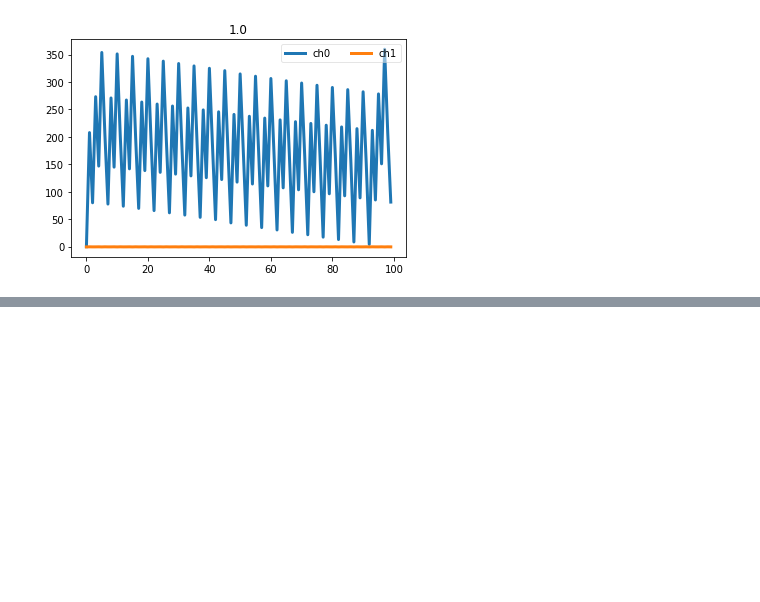
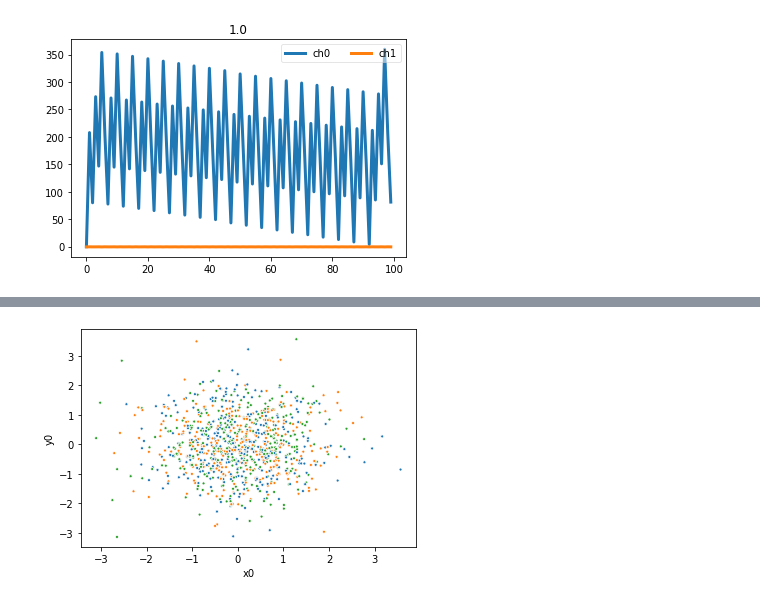
Before and after one commit to vrodriguezf/mlchaos, a Jupyter notebook: nbs/data.ipynb, the cells around one changed output, grey strips where cells are left out. Saved outputs shown, nothing was run; the diff lists cells and outputs as text; code cells hidden in the pictures; blank space fills up the shorter version.

```diff
--- a/nbs/data.ipynb
+++ b/nbs/data.ipynb
@@ -137,0 +199,8 @@ show_timeseries(x0, title=y0)
+# %%
+mock_tdc = TSDataChaos('foo')
+mock_tdc.x = mock_poinc_map
+mock_tdc.y = mock_lbls
+# %%
+show_fli_plot(tdc=mock_tdc, legend=None)
+# %% [output]
+[figure, added]
```
Also changed, not shown: parts of 11 cells of this notebook, 7 other files.
